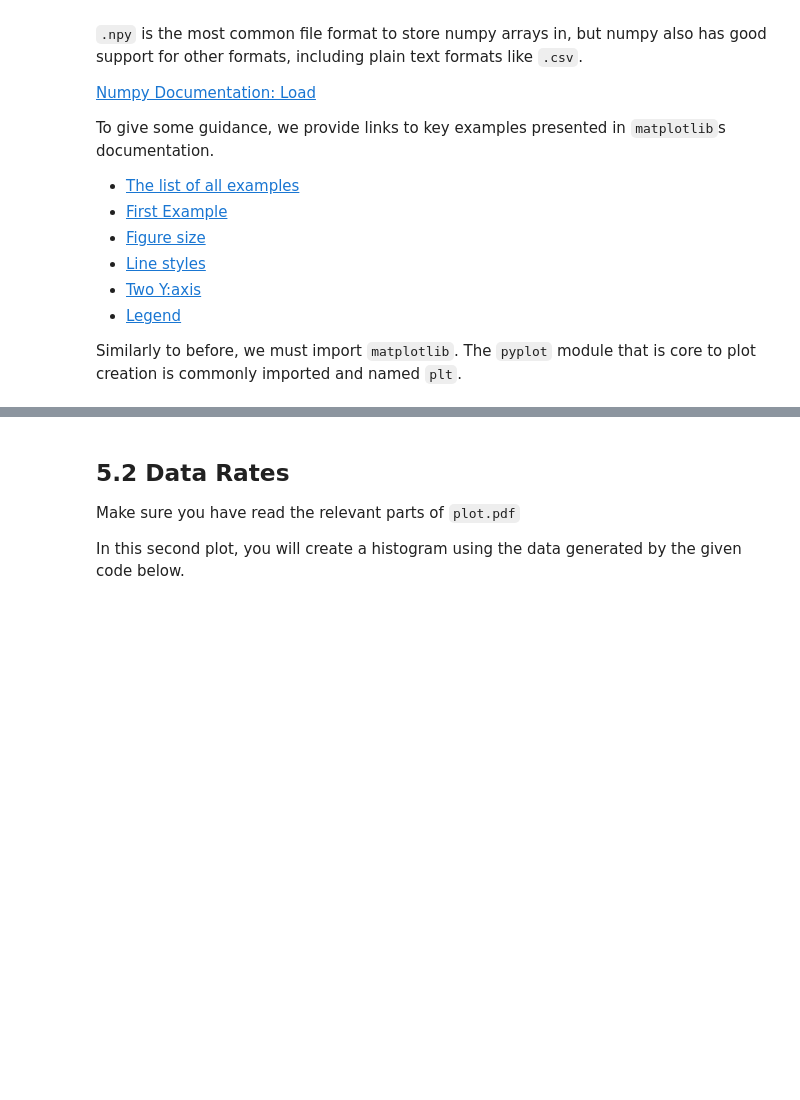
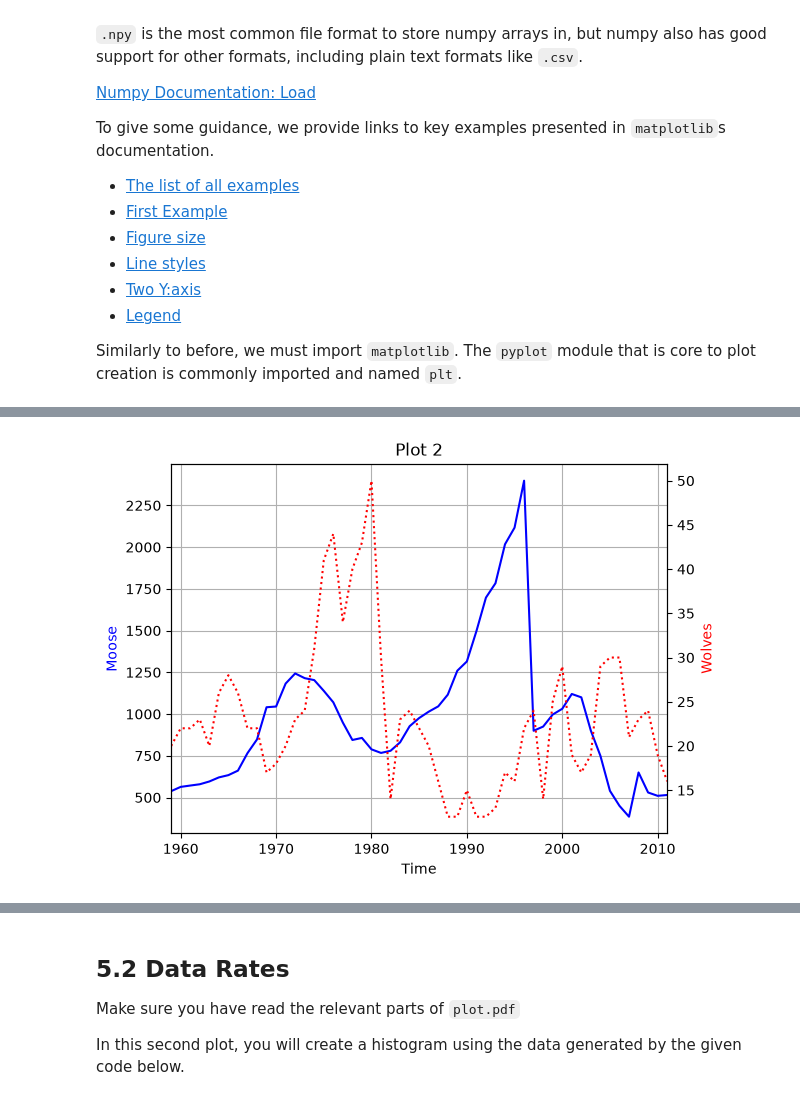
Before and after one commit to Goldstar32/TSKS37, a Jupyter notebook: labs/lab1/lab1.ipynb, the cells around one changed output, grey strips where cells are left out. Cells and saved outputs as stored; diff of their text form; code cells hidden in the pictures; blank space fills up the shorter version.

```diff
--- a/labs/lab1/lab1.ipynb
+++ b/labs/lab1/lab1.ipynb
@@ -673,23 +825,25 @@ axs.set_xlim(1959, 2011)
 # %%
 # Create your second figure here
 ecology = np.load("ecology.npy")
 years = ecology[:, 0]
 preds = ecology[:, 1]
 prey = ecology[:, 2]
 
 # Create a Figure object and an Axes object
 fig, axs = plt.subplots()
 twin_ax = axs.twinx()
 
 twin_ax.plot(years, preds, label="Wolves", color="red", linestyle="dotted")
 axs.plot(years, prey, label="Moose", color="blue")
 
 # Set title and axis labels
-axs.set_title("Figure 1")
+axs.set_title("Plot 2")
 axs.set_xlabel("Time")
 twin_ax.set_ylabel("Wolves", color="red")
 axs.set_ylabel("Moose", color="blue")
 axs.grid()
 axs.set_xlim(1959, 2011)
+# %% [output]
+[figure, added]
 # %%
 
```
Also changed, not shown: parts of 20 cells of this notebook, 4 other files.
